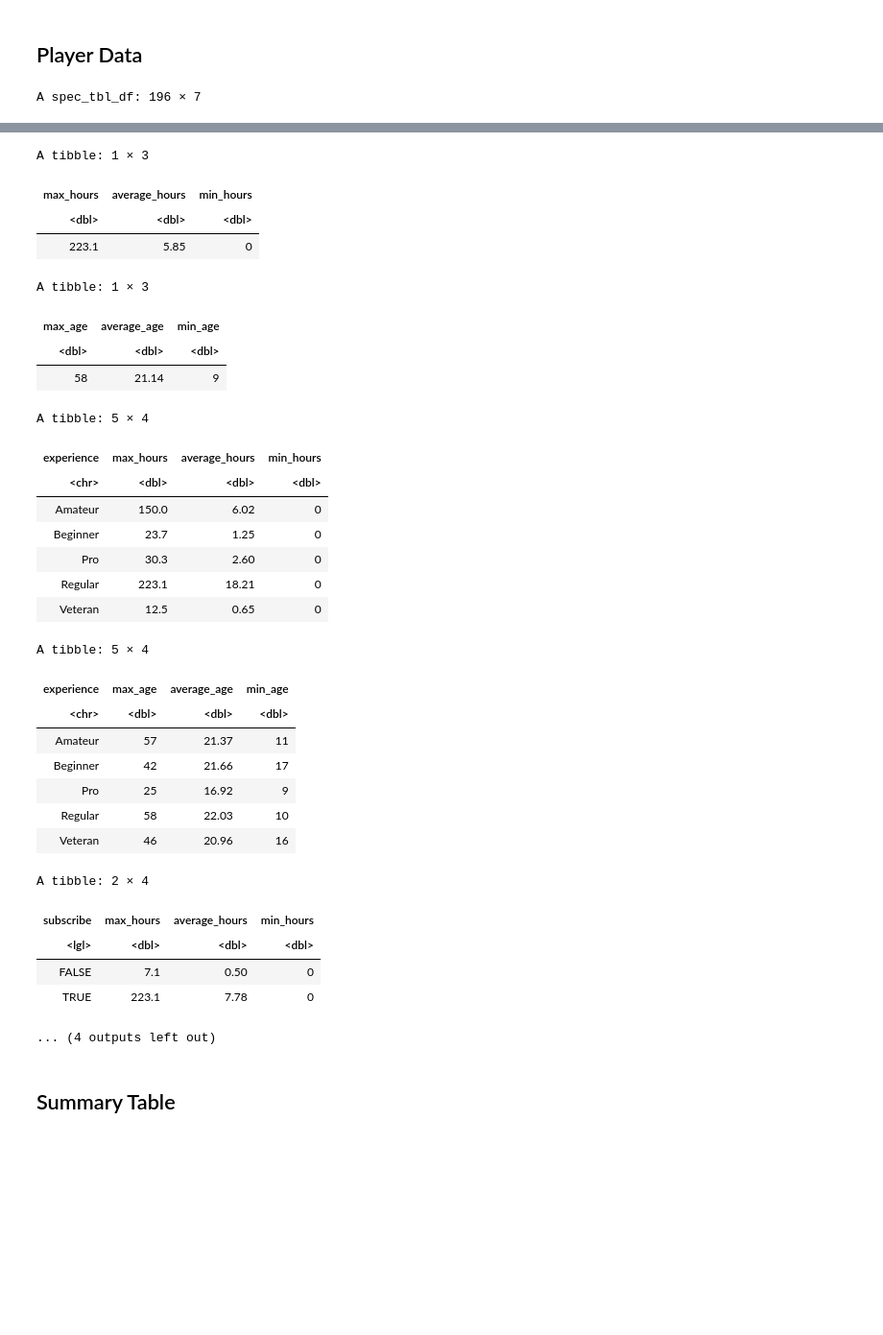
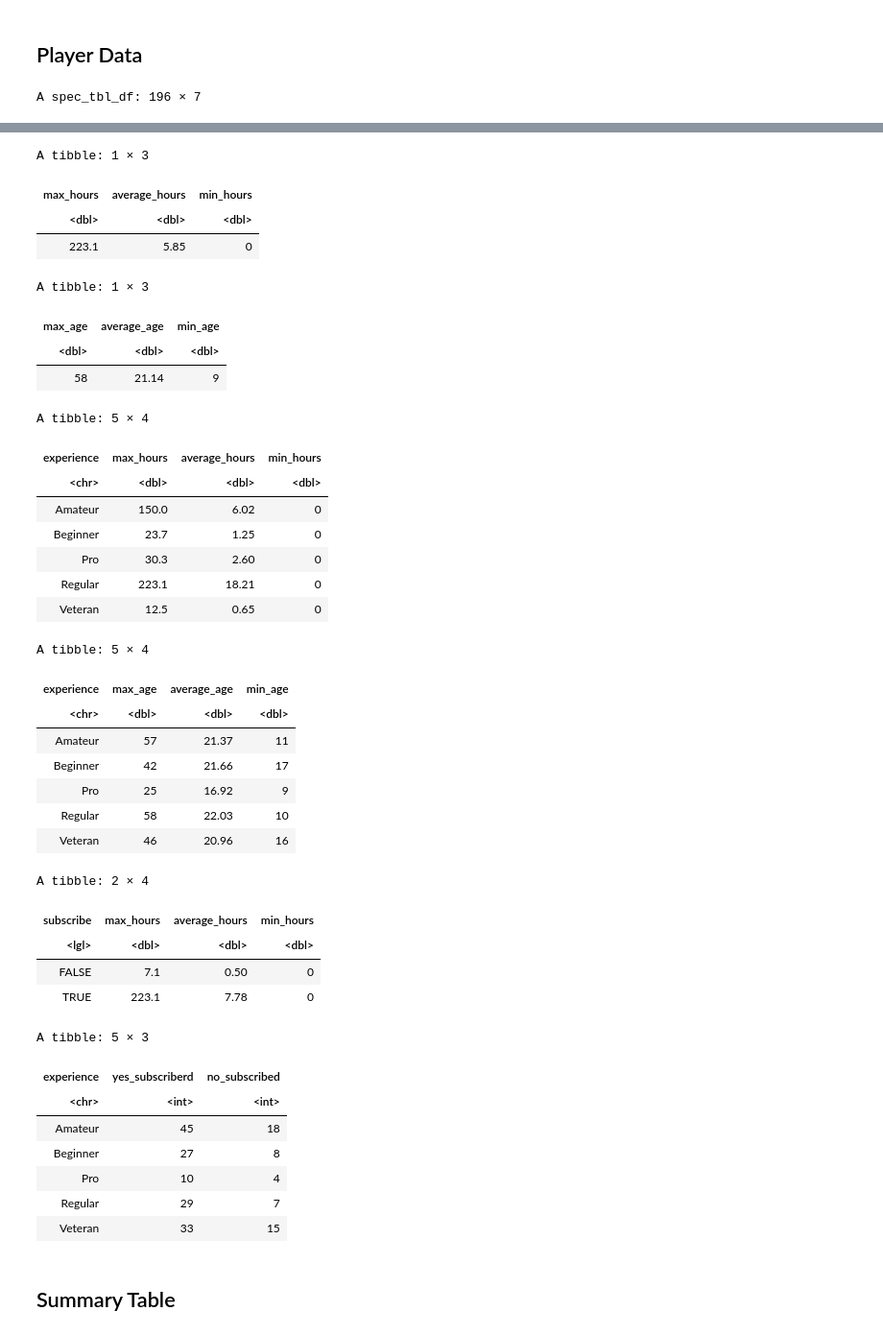
Before and after one commit to noahfunguy5080-sudo/Individual-project, a Jupyter notebook: Indiviual_project.ipynb, the cells around one changed output, grey strips where cells are left out. Shown at 96% size. Saved outputs shown, nothing was run; the diff lists cells and outputs as text; code cells hidden in the pictures; blank space fills up the shorter version.

```diff
--- a/Indiviual_project.ipynb
+++ b/Indiviual_project.ipynb
@@ -172,7 +178,8 @@ subscriber_max_min_avrg_hours = player_data |>
 
 number_of_subscribers = player_data |>
     group_by(experience) |>
-    summarize(number_of_subscribers = sum(subscribe, na.rm = TRUE))
+    summarize(yes_subscriberd = sum(subscribe, na.rm = TRUE),
+             no_subscribed = sum(!subscribe, na.rm = TRUE))
 
 
 max_min_avrg_hours
@@ -194,34 +201,41 @@ A spec_tbl_df: 196 × 7
 | Pro | TRUE | d9473710057f7d42f36570f0be83817a4... | 0.2 | Ahmed | Other | NA |
 A tibble: 1 × 3
 | max_hours | average_hours | min_hours |
 | <dbl> | <dbl> | <dbl> |
 | 223.1 | 5.85 | 0 |
 A tibble: 1 × 3
 | max_age | average_age | min_age |
 | <dbl> | <dbl> | <dbl> |
 | 58 | 21.14 | 9 |
 A tibble: 5 × 4
 | experience | max_hours | average_hours | min_hours |
 | <chr> | <dbl> | <dbl> | <dbl> |
 | Amateur | 150.0 | 6.02 | 0 |
 | Beginner | 23.7 | 1.25 | 0 |
 | Pro | 30.3 | 2.60 | 0 |
 | Regular | 223.1 | 18.21 | 0 |
 | Veteran | 12.5 | 0.65 | 0 |
 A tibble: 5 × 4
 | experience | max_age | average_age | min_age |
 | <chr> | <dbl> | <dbl> | <dbl> |
 | Amateur | 57 | 21.37 | 11 |
 | Beginner | 42 | 21.66 | 17 |
 | Pro | 25 | 16.92 | 9 |
 | Regular | 58 | 22.03 | 10 |
 | Veteran | 46 | 20.96 | 16 |
 A tibble: 2 × 4
 | subscribe | max_hours | average_hours | min_hours |
 | <lgl> | <dbl> | <dbl> | <dbl> |
 | FALSE | 7.1 | 0.50 | 0 |
 | TRUE | 223.1 | 7.78 | 0 |
-... (4 outputs left out)
+A tibble: 5 × 3
+| experience | yes_subscriberd | no_subscribed |
+| <chr> | <int> | <int> |
+| Amateur | 45 | 18 |
+| Beginner | 27 | 8 |
+| Pro | 10 | 4 |
+| Regular | 29 | 7 |
+| Veteran | 33 | 15 |
 # %% [markdown]
 <h2> Summary Table </h2>
 # %% [markdown]
```
Also changed, not shown: parts of 4 cells of this notebook.
